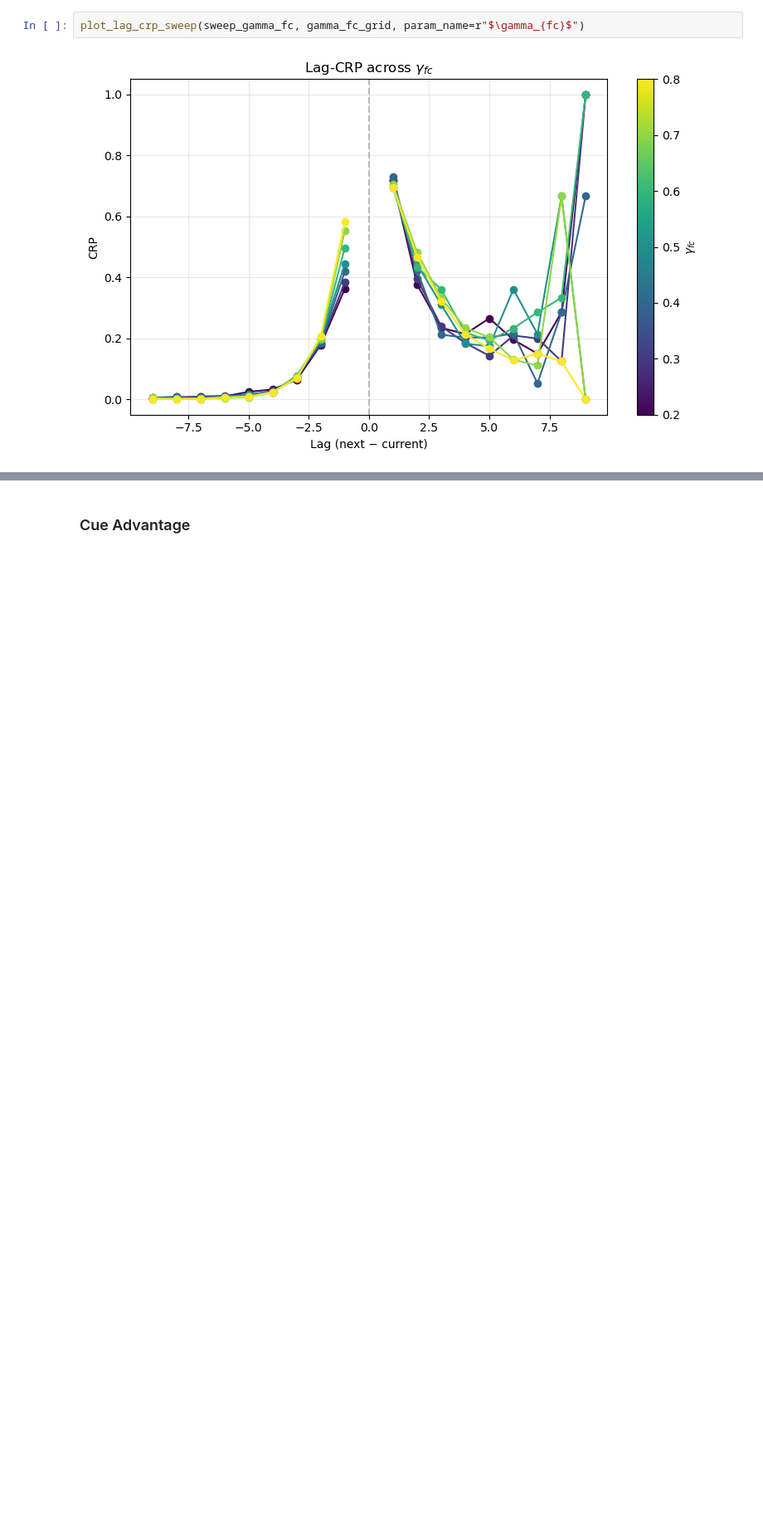
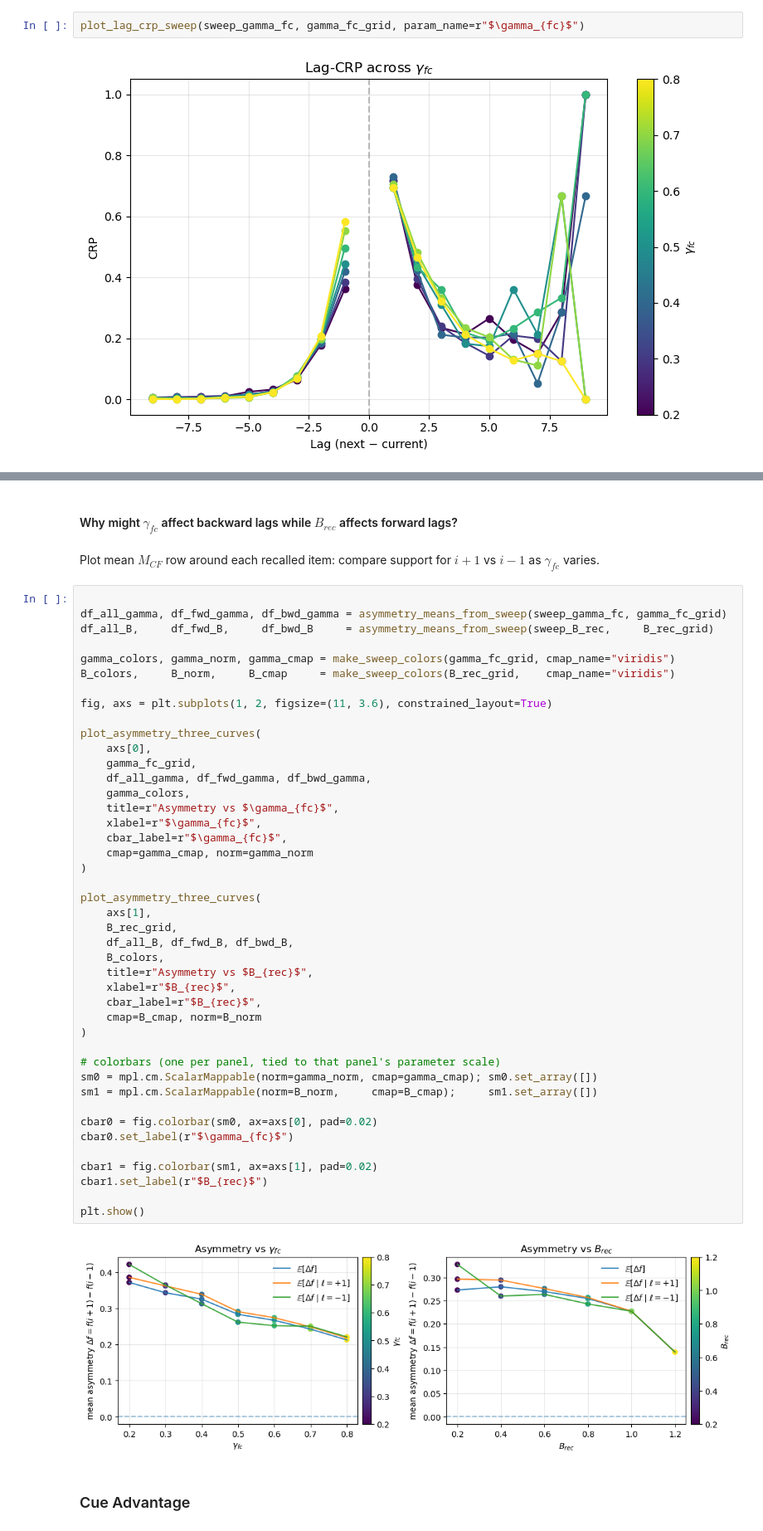
Before and after one commit to beaverjuly/PTSD_MemorySegmentation, a Jupyter notebook: external/CMR_SEM/CMR_MultiParameterSweep.ipynb, the cells around one changed output, grey strips where cells are left out. Shown at 83% size. Drawn from its saved outputs; the diff is of its cells as text; blank space fills up the shorter version.

```diff
--- a/external/CMR_SEM/CMR_MultiParameterSweep.ipynb
+++ b/external/CMR_SEM/CMR_MultiParameterSweep.ipynb
@@ -1887,3 +2021,52 @@ Across all $\gamma_{fc}$ values, curves show a strong peak at lag = +1, indicati
+# %% [markdown]
+#### Why might $\gamma_{fc}$ affect backward lags while $B_{rec}$ affects forward lags?
+# %% [markdown]
+Plot mean $M_{CF}$ row around each recalled item: compare support for $i+1$ vs $i-1$ as $\gamma_{fc}$ varies.
+# %%
+
+df_all_gamma, df_fwd_gamma, df_bwd_gamma = asymmetry_means_from_sweep(sweep_gamma_fc, gamma_fc_grid)
+df_all_B,     df_fwd_B,     df_bwd_B     = asymmetry_means_from_sweep(sweep_B_rec,     B_rec_grid)
+
+gamma_colors, gamma_norm, gamma_cmap = make_sweep_colors(gamma_fc_grid, cmap_name="viridis")
+B_colors,     B_norm,     B_cmap     = make_sweep_colors(B_rec_grid,    cmap_name="viridis")
+
+fig, axs = plt.subplots(1, 2, figsize=(11, 3.6), constrained_layout=True)
+
+plot_asymmetry_three_curves(
+    axs[0],
+    gamma_fc_grid,
+    df_all_gamma, df_fwd_gamma, df_bwd_gamma,
+    gamma_colors,
+    title=r"Asymmetry vs $\gamma_{fc}$",
+    xlabel=r"$\gamma_{fc}$",
+    cbar_label=r"$\gamma_{fc}$",
+    cmap=gamma_cmap, norm=gamma_norm
+)
+
+plot_asymmetry_three_curves(
+    axs[1],
+    B_rec_grid,
+    df_all_B, df_fwd_B, df_bwd_B,
+    B_colors,
+    title=r"Asymmetry vs $B_{rec}$",
+    xlabel=r"$B_{rec}$",
+    cbar_label=r"$B_{rec}$",
+    cmap=B_cmap, norm=B_norm
+)
+
+# colorbars (one per panel, tied to that panel's parameter scale)
+sm0 = mpl.cm.ScalarMappable(norm=gamma_norm, cmap=gamma_cmap); sm0.set_array([])
+sm1 = mpl.cm.ScalarMappable(norm=B_norm,     cmap=B_cmap);     sm1.set_array([])
+
+cbar0 = fig.colorbar(sm0, ax=axs[0], pad=0.02)
+cbar0.set_label(r"$\gamma_{fc}$")
+
+cbar1 = fig.colorbar(sm1, ax=axs[1], pad=0.02)
+cbar1.set_label(r"$B_{rec}$")
+
+plt.show()
+# %% [output]
+[figure, added]
 # %% [markdown]
 ### Cue Advantage
 # %%
```
Also changed, not shown: parts of 22 cells of this notebook.
